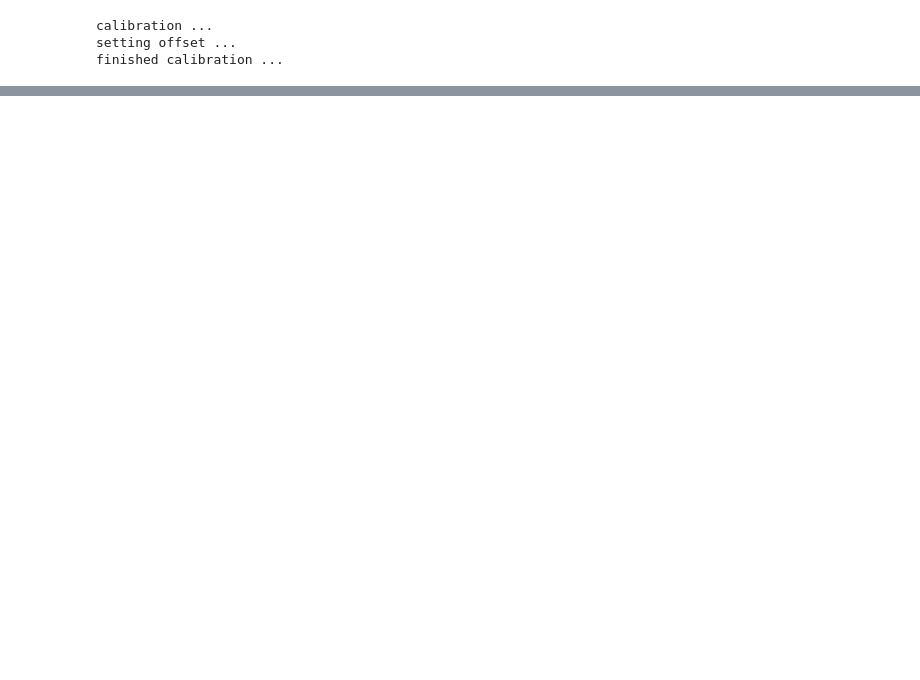
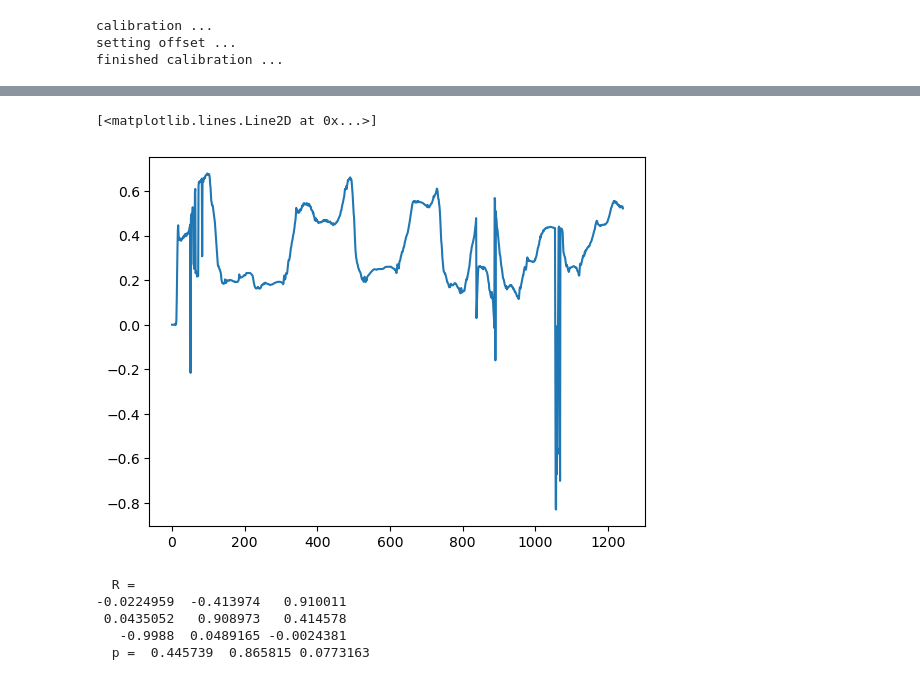
Before and after one commit to machines-in-motion/exoskeleton_mpc, a Jupyter notebook: exo_mpc.ipynb, the cells around one changed output, grey strips where cells are left out. Drawn from its saved outputs; the diff is of its cells as text; code cells hidden in the pictures; blank space fills up the shorter version.

```diff
--- a/exo_mpc.ipynb
+++ b/exo_mpc.ipynb
@@ -14,0 +18,9 @@ import pinocchio as pin
+# %%
+# Connect to the server using a ViconClient.
+client = ViconClient()
+client.initialize("172.24.117.119:801")
+client.run()
+
+# Create a frame to hold the received data.
+base_frame = ViconFrame()
+target_frame = ViconFrame()
@@ -45,17 +64,22 @@ estimate_x0 = np.zeros(rmodel.nq + rmodel.nv)
 
 measurement = collections.deque(maxlen=T)
 
-target = np.array([ 0.40196694,  0.00887781, -0.0389792 ])
+target = np.array([ 0.40196694,  0.20887781, 0.2389792 ])
 offset_shoulder = 0
 torque = 0.0
+est_error = []
 while True:
     interface.setCommand([0], [0.], [0], [0], [torque])
-    time.sleep(0.002)
+    time.sleep(0.001)
     state = interface.getState()
     # print(state["base_acc"], state["shoulder_acc"], state["wrist_acc"])
     base = Rotation.from_quat(state["base_ori"][0]).as_matrix()
     shoulder = Rotation.from_quat(state["shoulder_ori"][0]).as_matrix()
     hand = Rotation.from_quat(state["wrist_ori"][0]).as_matrix()
+    client.get_vicon_frame("exoskeleton_base/exoskeleton_base", base_frame)
+    client.get_vicon_frame("Cube/Cube", target_frame)
+    target = target_frame.se3_pose[:3] - base_frame.se3_pose[0:3]
+    target[0] -= 0.10
     if counter < 100:
         data_offset.append([base.T @ shoulder, base.T @ hand])
     elif counter == 100:
@@ -64,6 +88,8 @@ while True:
     else:
         update_frame('hand', viz.viewer, offset[1] @ base.T @ hand, [0.5, 0, 0])
         update_frame("shoulder", viz.viewer,   offset[0] @ base.T @ shoulder)
+        update_frame("target", viz.viewer,  np.eye(3), target)
+
         measurement.append(ArmMeasurementCurrent( offset[0] @ base.T @ shoulder, offset[1] @ base.T @ hand))
         if counter > T + 100:
             st = time.time()
@@ -78,13 +104,19 @@ while True:
             viz.display(estimate.xs[-1][:rmodel.nq])
             # estimate_x0 = estimate.xs[-1]
             state["q"] -= offset_shoulder
+            print(state["q"]+estimate.xs[-1][1])
+            est_error.append(state["q"]+estimate.xs[-1][1])
+            if counter > 120:
+                st = time.time()
+                ddp = solve_reaching_problem1(target, q, rmodel)
+                et = time.time()
+                # print(et - st)
+                # for i in range(len(ddp.xs)):
+                #     viz.display(ddp.xs[i][:rmodel.nq])
+                # torque = max(0.05,-0.4*ddp.us[1][1])
+                torque = 0
 
-            # if counter > 120:
-            #     ddp = solve_reaching_problem(target, q, rmodel)
-            #     for i in range(len(ddp.xs)):
-            #         viz.display(ddp.xs[i][:rmodel.nq])
-            #     torque = max(0,-0.2*ddp.us[0][1])
-            #     print(torque,  estimate.xs[-1][1], state["q"], state["shoulder_acc"])
+                # print(torque,  estimate.xs[-1][1], state["q"], state["motor_q"], state["shoulder_acc"])
 
 
     counter += 1
@@ -126 +153,7 @@ please calibrate IMU to continue ...
 KeyboardInterrupt:
+# %%
+import matplotlib.pyplot as plt
+plt.plot(est_error)
+# %% [output]
+[<matplotlib.lines.Line2D at 0x...>]
+[figure, added]
@@ -126,0 +244,15 @@ KeyboardInterrupt:
+# %%
+import pinocchio as pin
+client.get_vicon_frame("exoskeleton_base/exoskeleton_base", base_frame)
+client.get_vicon_frame("Cube/Cube", target_frame)
+base_T_vicon = pin.SE3(pin.Quaternion(base_frame.se3_pose[3:]),base_frame.se3_pose[0:3]).inverse()
+vicon_T_cube = pin.SE3(pin.Quaternion(target_frame.se3_pose[3:]),target_frame.se3_pose[0:3])
+
+base_T_cube = base_T_vicon*vicon_T_cube
+base_T_cube
+# %% [output]
+  R =
+-0.0224959  -0.413974   0.910011
+ 0.0435052   0.908973   0.414578
+   -0.9988  0.0489165 -0.0024381
+  p =  0.445739  0.865815 0.0773163
```
Also changed, not shown: parts of 5 cells of this notebook, 1 other file.
